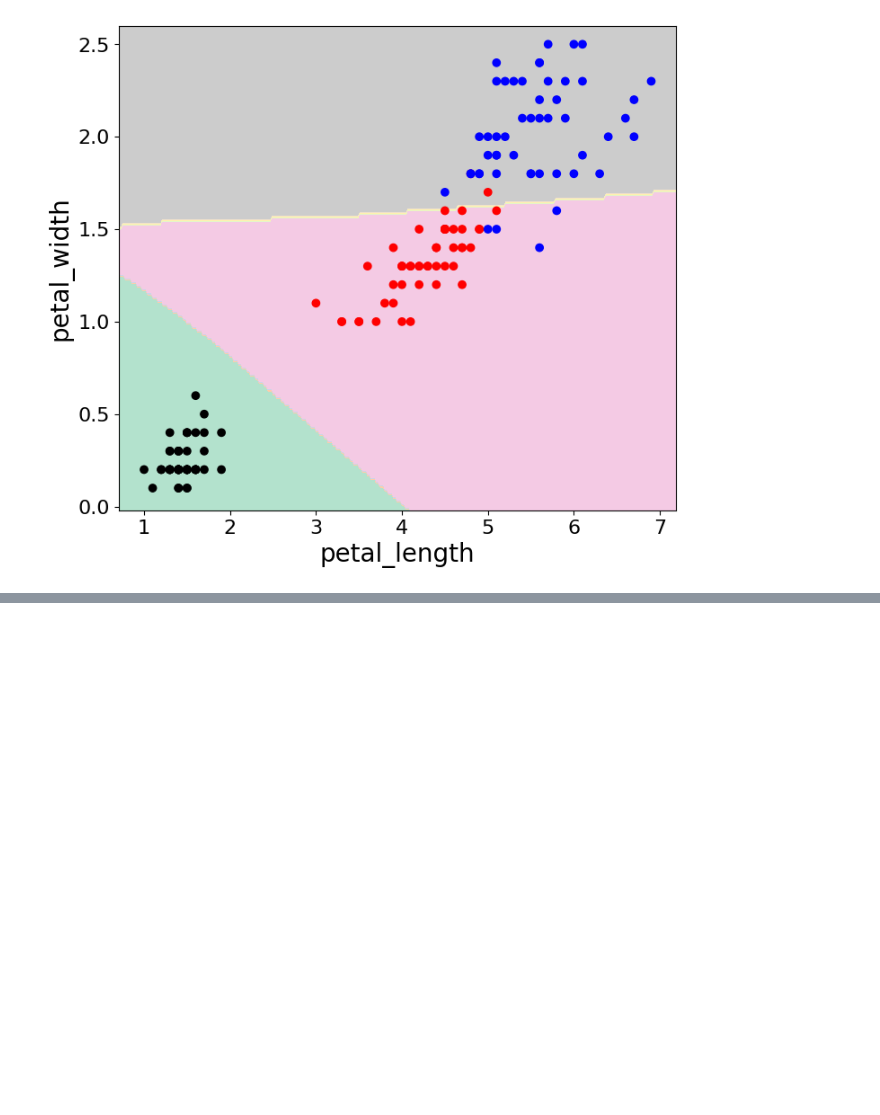
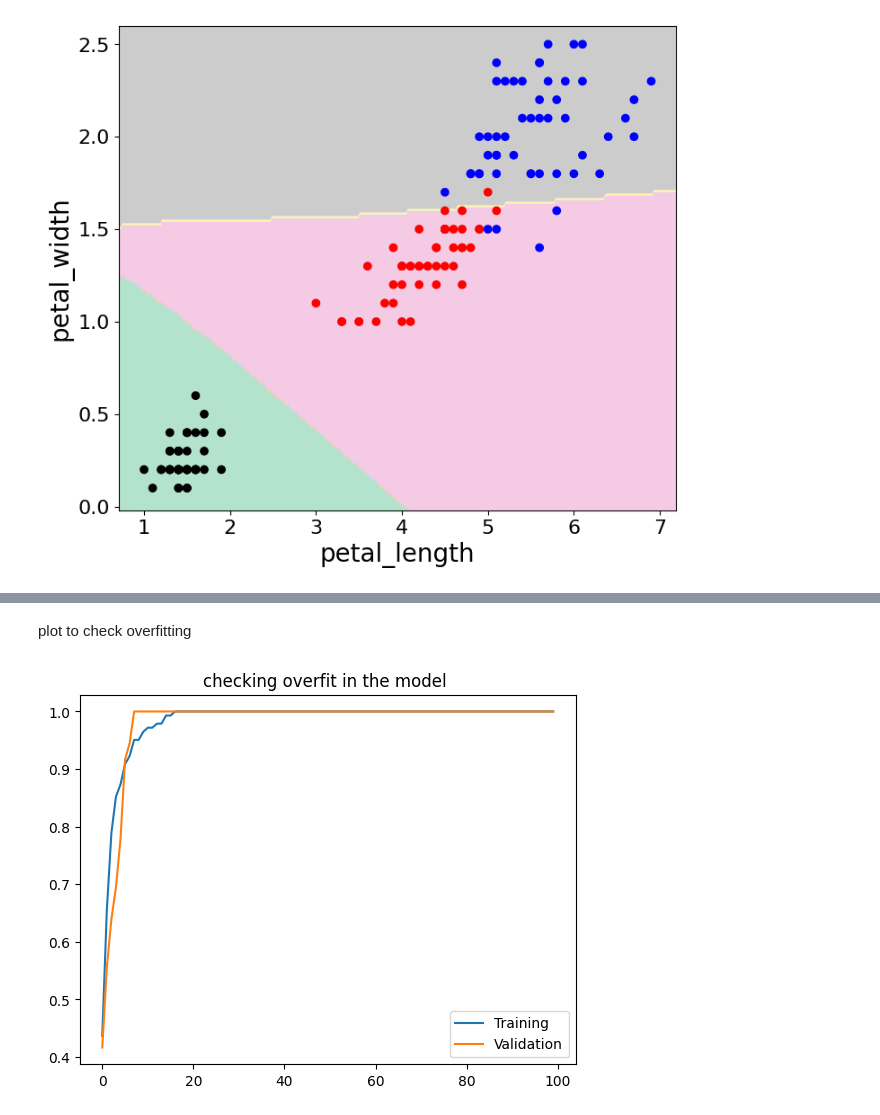
Before and after one commit to rezazamani2329/AIML-UC-Berkeley-Neural-Networks-1, a Jupyter notebook: neural_network1_UC_Berkelry_.ipynb, the cells around one changed output, grey strips where cells are left out. Drawn from its saved outputs; the diff is of its cells as text; code cells hidden in the pictures; blank space fills up the shorter version.

```diff
--- a/neural_network1_UC_Berkelry_.ipynb
+++ b/neural_network1_UC_Berkelry_.ipynb
@@ -641,0 +677,2 @@ plot_region_scatter(model)
+# %%
+wine = load_wine(as_frame=True)
@@ -641,0 +709,2 @@ plot_region_scatter(model)
+# %%
+X, y = wine.data, wine.target
@@ -641,0 +790,20 @@ plot_region_scatter(model)
+# %%
+
+tf.random.set_seed(42)
+X_scaled = StandardScaler().fit_transform(X)
+model = Sequential([Dense(100, activation = 'relu'),
+                   Dense(3, activation = 'softmax')])
+model.compile(loss = 'categorical_crossentropy', metrics = ['accuracy'])
+history = model.fit(X_scaled, y_ohe, epochs = 100, verbose = 0, validation_split=0.2)
+# %% [markdown]
+plot to check overfitting
+# %%
+accuracies = history.history['accuracy']
+validation_accuracies = history.history['val_accuracy']
+##  visualize
+plt.plot(accuracies, label = 'Training')
+plt.plot(validation_accuracies, label = 'Validation')
+plt.title ('checking overfit in the model ')
+plt.legend();
+# %% [output]
+[figure, added]
```
Also changed, not shown: parts of 18 cells of this notebook.
